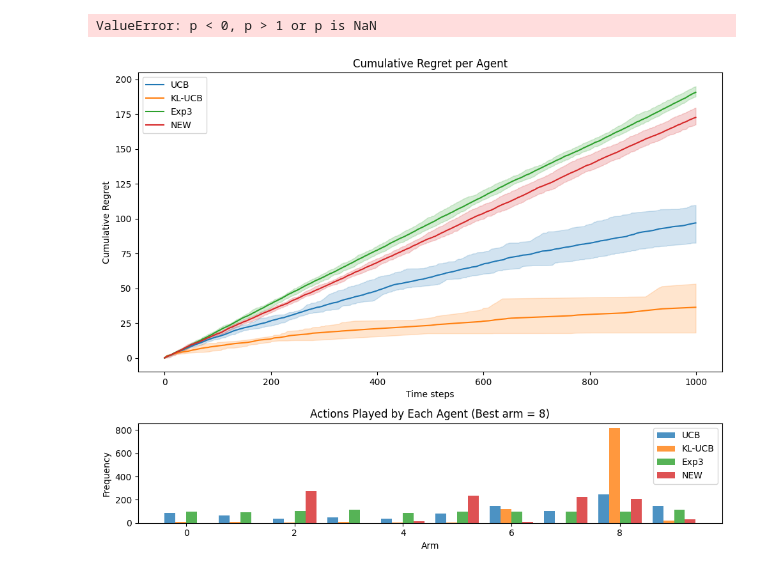
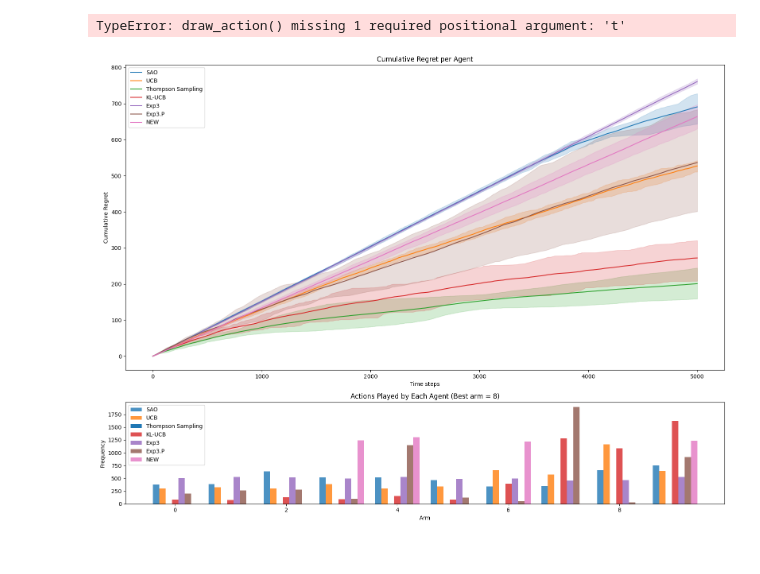
Before and after one commit to AugustinCablant/CRITEO-INTERNSHIP, a Jupyter notebook: MAB_nested_simulations.ipynb, the cells around one changed output. Cells and saved outputs as stored; diff of their text form; code cells hidden in the pictures.

```diff
--- a/MAB_nested_simulations.ipynb
+++ b/MAB_nested_simulations.ipynb
@@ -316,12 +315,13 @@ class UCB:
       return False
 # %%
 class KLUCB():
-    def __init__(self, tree):
+    def __init__(self, tree, T):
         self.tree = tree
         self.action_set = self.tree.get_all_leaves()
         self.K = len(self.action_set)
         self.action_set = np.arange(self.K)
         self.c = 3
+        self.T = T
         self.reset()
 
     def reset(self, seed=None):
@@ -380,9 +380,10 @@ class KLUCB():
     def nested(self):
         return False
 # %%
-class TS():
-    def __init__(self, tree):
+class TS:
+    def __init__(self, tree, T):
         self.tree = tree
+        self.T = T
         self.action_set = self.tree.get_all_leaves()
         self.K = len(self.action_set)
         self.action_set = np.arange(self.K)
@@ -408,7 +409,6 @@ class TS():
 
 
     def observe_reward(self, reward):
-        print(reward)
         self.total_reward += reward
         r_tilde = reward
         r_t = np.random.binomial(n=1, p=r_tilde)
@@ -426,7 +464,7 @@ class TS():
 import numpy as np
 
 class NestedExponentialWeights:
-    def __init__(self, tree, rng_seed=None):
+    def __init__(self, tree, T, rng_seed=None):
         self.tree = tree
         self.leaves_set = self.tree.get_all_leaves()
         self.dico_leaf_i = {n.name:i for i,n in enumerate(self.leaves_set)}
@@ -434,6 +472,7 @@ class NestedExponentialWeights:
         self.K = len(self.leaves_set)
         self.rng = np.random.default_rng(rng_seed)
         self.EPS = 1e-8
+        self.T = T
         self.all_nodes = self.tree.get_all_nodes()
         self.nb_nodes = len(self.all_nodes)
         self.dic_name_i = {node.name:i for i,node in enumerate(self.all_nodes)}
@@ -523,20 +754,24 @@ class NestedExponentialWeights:
 # %%
+T = 5_000
+K = 10
+
 env = NestedBanditEnv()
 tree = env.tree
-exp3 = Exp3(tree)
-ucb = UCB(tree)
-new = NestedExponentialWeights(tree)
-klucb = KLUCB(tree)
-ts = TS(tree)
+tsallis = TsallisInf(tree, T)
+exp3 = Exp3(tree, T)
+exp3P = Exp3P(tree, T)
+ucb = UCB(tree, T)
+new = NestedExponentialWeights(tree, T)
+klucb = KLUCB(tree, T)
+ts = TS(tree, T)
+sao = SAO(tree, T)
 
-T = 1_000
-K = 10
 
-regrets = experiment(environment=env, agents=[ucb, ts, klucb, exp3, new], Nmc=10, T=T)
+regrets = experiment(environment=env, agents=[tsallis, sao, ucb, ts, klucb, exp3, exp3P, new], Nmc=10, T=T)
 plot_regret(regrets, logscale=False, lb=[np.sqrt(K*T*np.log(K))]*T, q=10, save_pdf=None)
 # %% [output]
-ValueError: p < 0, p > 1 or p is NaN
+TypeError: draw_action() missing 1 required positional argument: 't'
 # %%
-plot_regret_and_histogram(regrets, agents=[ucb, ts, klucb, exp3, new], env=env, logscale=False, lb=None, q=10, save_pdf=None)
+plot_regret_and_histogram(regrets, agents=[sao, ucb, ts, klucb, exp3, exp3P, new], env=env, logscale=False, lb=None, q=10, save_pdf=None)
 # %% [output]
-[figure, old version]
+[figure, new version]
```
Also changed, not shown: parts of 6 cells of this notebook, 1 other file.
